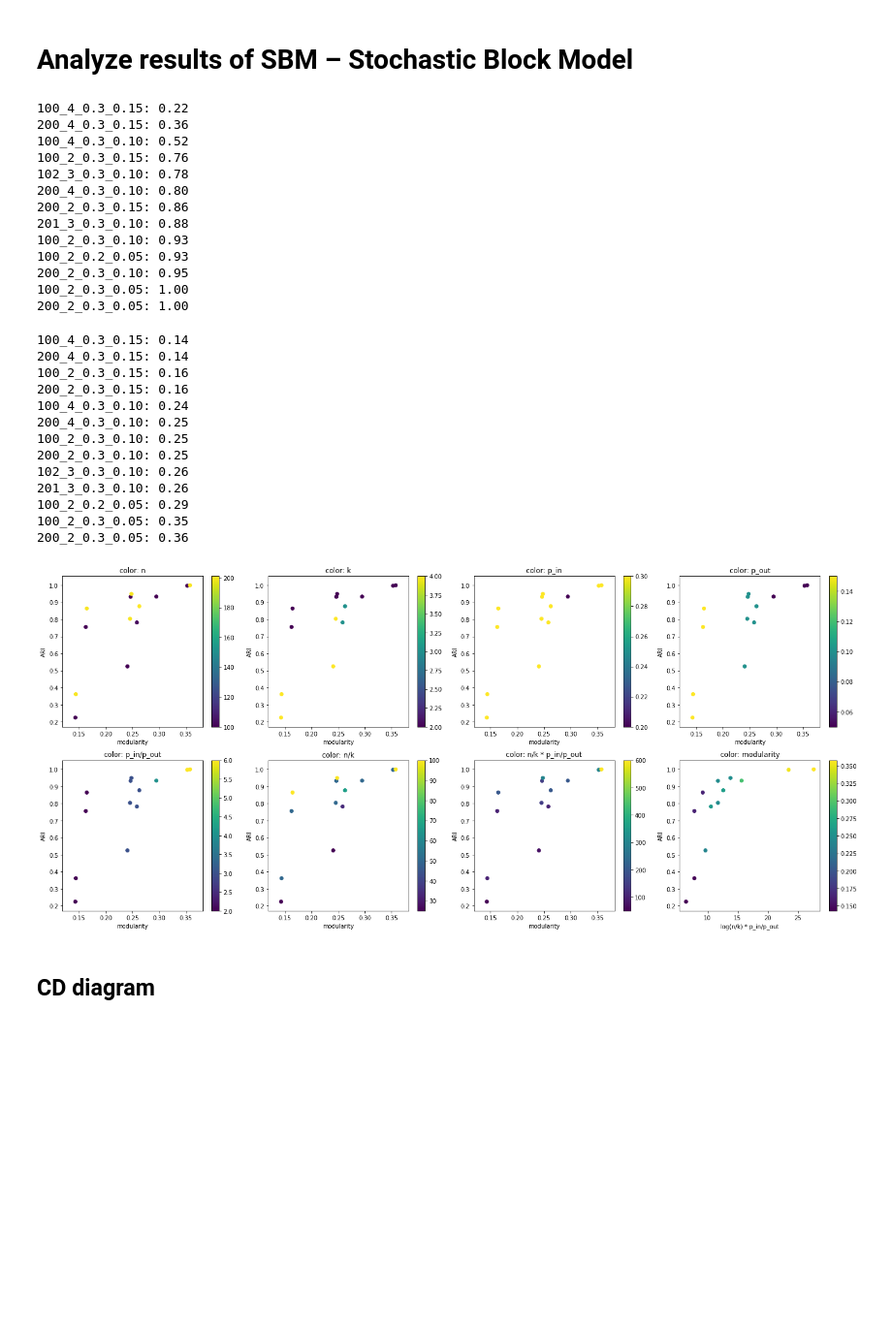
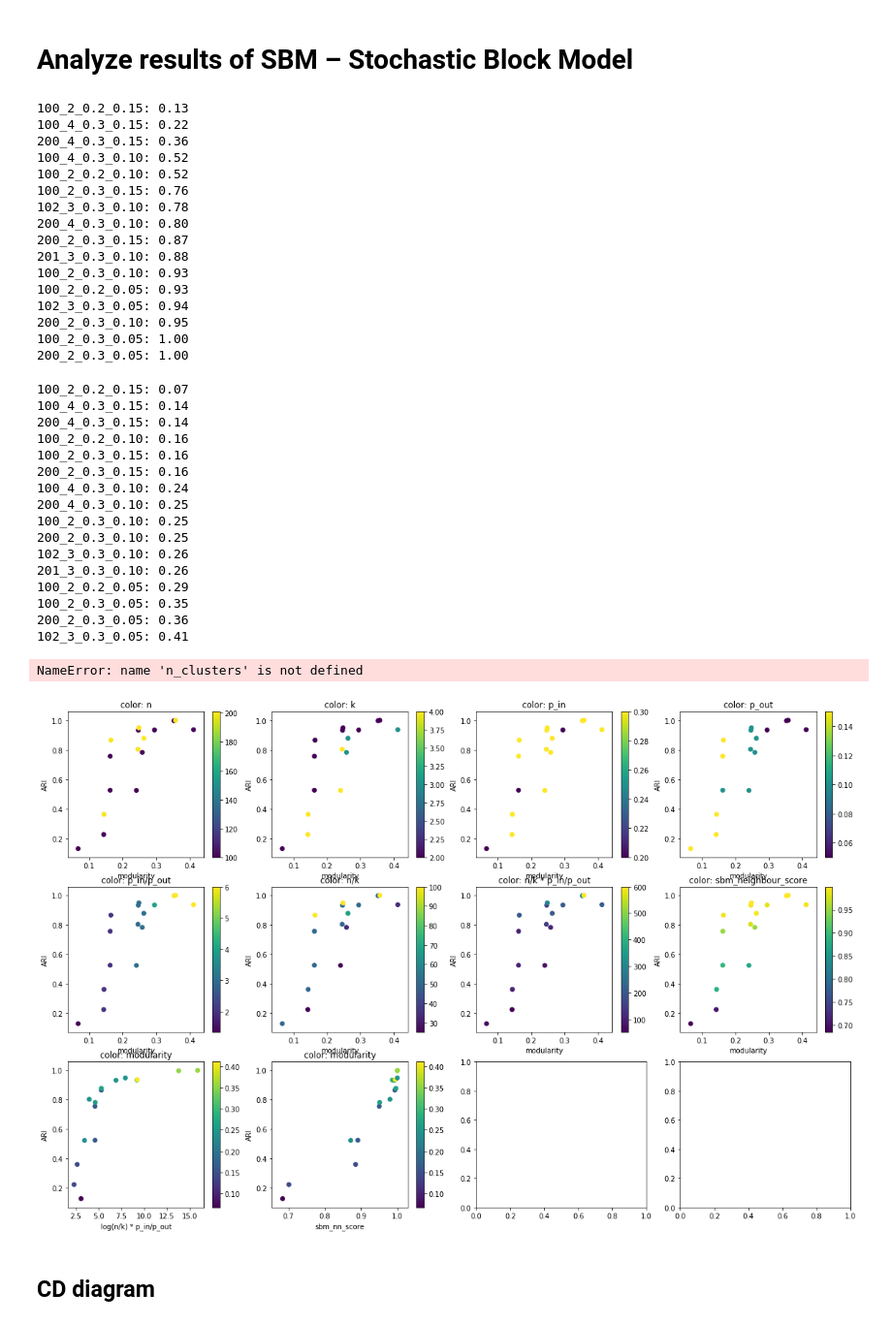
Before and after one commit to vlivashkin/pygkernels-experiments, a Jupyter notebook: experiments/init/analyze_results_SBM.ipynb, the cells around one changed output. Shown at 97% size. Cells and saved outputs as stored; diff of their text form; code cells hidden in the pictures; blank space fills up the shorter version.

Commit message:
sbm neighborhood score

```diff
--- a/experiments/init/analyze_results_SBM.ipynb
+++ b/experiments/init/analyze_results_SBM.ipynb
@@ -60,9 +62,12 @@ def calc_avranks(results):  # {dataset: {classifier: accuracy}}
 SBM_RESULTS_ROOT = '../../cache/kkmeans_init_sbm'
 columns = [
     (100, 2, 0.2, 0.05),
+    (100, 2, 0.2, 0.1),
+    (100, 2, 0.2, 0.15),
     (100, 2, 0.3, 0.05),
     (100, 2, 0.3, 0.1),
     (100, 2, 0.3, 0.15),
+    (102, 3, 0.3, 0.05),
     (102, 3, 0.3, 0.1),
     (100, 4, 0.3, 0.1),
     (100, 4, 0.3, 0.15),
@@ -96,16 +101,19 @@ dataset_meanari = {k: np.mean(list(v.values())) for k, v in results_m3_dka.items
 for dataset, meanari in sorted(list(dataset_meanari.items()), key=lambda x: x[1]):
     print(f'{dataset}: {meanari:.2f}')
 # %% [output]
+100_2_0.2_0.15: 0.13
 100_4_0.3_0.15: 0.22
 200_4_0.3_0.15: 0.36
 100_4_0.3_0.10: 0.52
+100_2_0.2_0.10: 0.52
 100_2_0.3_0.15: 0.76
 102_3_0.3_0.10: 0.78
 200_4_0.3_0.10: 0.80
-200_2_0.3_0.15: 0.86
+200_2_0.3_0.15: 0.87
 201_3_0.3_0.10: 0.88
 100_2_0.3_0.10: 0.93
 100_2_0.2_0.05: 0.93
+102_3_0.3_0.05: 0.94
 200_2_0.3_0.10: 0.95
 100_2_0.3_0.05: 1.00
 200_2_0.3_0.05: 1.00
@@ -116,8 +124,10 @@ for dataset in datasets:
 for dataset, modularity in sorted(list(dataset_modularity.items()), key=lambda x: x[1]):
     print(f'{dataset}: {modularity:.2f}')
 # %% [output]
+100_2_0.2_0.15: 0.07
 100_4_0.3_0.15: 0.14
 200_4_0.3_0.15: 0.14
+100_2_0.2_0.10: 0.16
 100_2_0.3_0.15: 0.16
 200_2_0.3_0.15: 0.16
 100_4_0.3_0.10: 0.24
@@ -129,6 +139,7 @@ for dataset, modularity in sorted(list(dataset_modularity.items()), key=lambda x
 100_2_0.2_0.05: 0.29
 100_2_0.3_0.05: 0.35
 200_2_0.3_0.05: 0.36
+102_3_0.3_0.05: 0.41
 # %%
 def extract_feature(dataset_name, feature):
     n, k, p_in, p_out = [float(x) for x in dataset_name.split('_')]
@@ -143,45 +154,67 @@ def extract_feature(dataset_name, feature):
     elif feature == 'p_in/p_out':
         return p_in / p_out
     elif feature == 'n/k':
         return n / k
     elif feature == 'n/k * p_in/p_out':
         return (n / k) * (p_in / p_out)
-    elif feature == 'log(n/k * p_in/p_out)':
-        return np.log((n / k) * (p_in / p_out))
     elif feature == 'log(n/k) * p_in/p_out':
-        return np.log(n / k) * (p_in / p_out)
+        return np.log(n) / k * (p_in / p_out)
+    elif feature == 'sbm_neighbour_score':
+        return sbm_neighbour_score(int(n), int(k), p_in, p_out)
 
 # draw ari-modularity dependency
-fig, ax = plt.subplots(2, 4, figsize=(20, 9))
+fig, ax = plt.subplots(3, 4, figsize=(20, 13))
 ax = np.ravel(ax)
-for idx, feature in enumerate(['n', 'k', 'p_in', 'p_out', 'p_in/p_out', 'n/k', 'n/k * p_in/p_out']):
+for idx, feature in enumerate(['n', 'k', 'p_in', 'p_out', 'p_in/p_out', 'n/k', 'n/k * p_in/p_out', 'sbm_neighbour_score']):
     x, y, v = [], [], []
     for dataset in datasets:
         x.append(dataset_modularity[dataset])
         y.append(dataset_meanari[dataset])
         v.append(extract_feature(dataset, feature))
     sc = ax[idx].scatter(x, y, c=v)
     ax[idx].set_xlabel('modularity')
     ax[idx].set_ylabel('ARI')
     ax[idx].set_title('color: ' + feature)
-
     plt.colorbar(sc, ax=ax[idx])
 
+idx = 8
 x, y, v = [], [], []
 for dataset in datasets:
     x.append(extract_feature(dataset, 'log(n/k) * p_in/p_out'))
     y.append(dataset_meanari[dataset])
     v.append(dataset_modularity[dataset])
-sc = ax[7].scatter(x, y, c=v)
-ax[7].set_xlabel('log(n/k) * p_in/p_out')
-ax[7].set_ylabel('ARI')
-ax[7].set_title('color: modularity')
+sc = ax[idx].scatter(x, y, c=v)
+ax[idx].set_xlabel('log(n/k) * p_in/p_out')
+ax[idx].set_ylabel('ARI')
+ax[idx].set_title('color: modularity')
+plt.colorbar(sc, ax=ax[idx])
 
-plt.colorbar(sc, ax=ax[7])
+idx = 9
+x, y, v = [], [], []
+for dataset in datasets:
+    x.append(extract_feature(dataset, 'sbm_neighbour_score'))
+    y.append(dataset_meanari[dataset])
+    v.append(dataset_modularity[dataset])
+sc = ax[idx].scatter(x, y, c=v)
+ax[idx].set_xlabel('sbm_nn_score')
+ax[idx].set_ylabel('ARI')
+ax[idx].set_title('color: modularity')
+plt.colorbar(sc, ax=ax[idx])
+
+idx = 10
+for class_idx in range(n_clusters):
+    datasetss = datasets_partition[class_idx]
+    x, y = [], []
+    for dataset in datasetss:
+        x.append(dataset_modularity[dataset])
+        y.append(dataset_meanari[dataset])
+    sc = ax[idx].scatter(x, y, label=class_idx)
+    ax[idx].legend()
 
 plt.tight_layout()
 # %% [output]
+NameError: name 'n_clusters' is not defined
-[figure, old version]
+[figure, new version]
 # %% [markdown]
 ## CD diagram
 # %%
```
Also changed, not shown: parts of 3 cells of this notebook, 5 other files.
